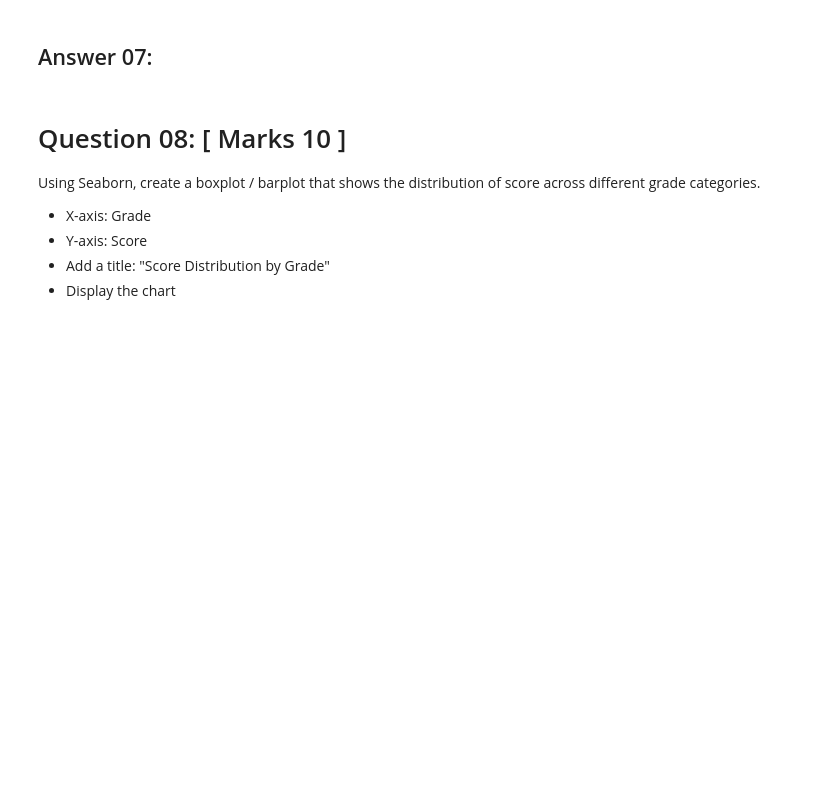
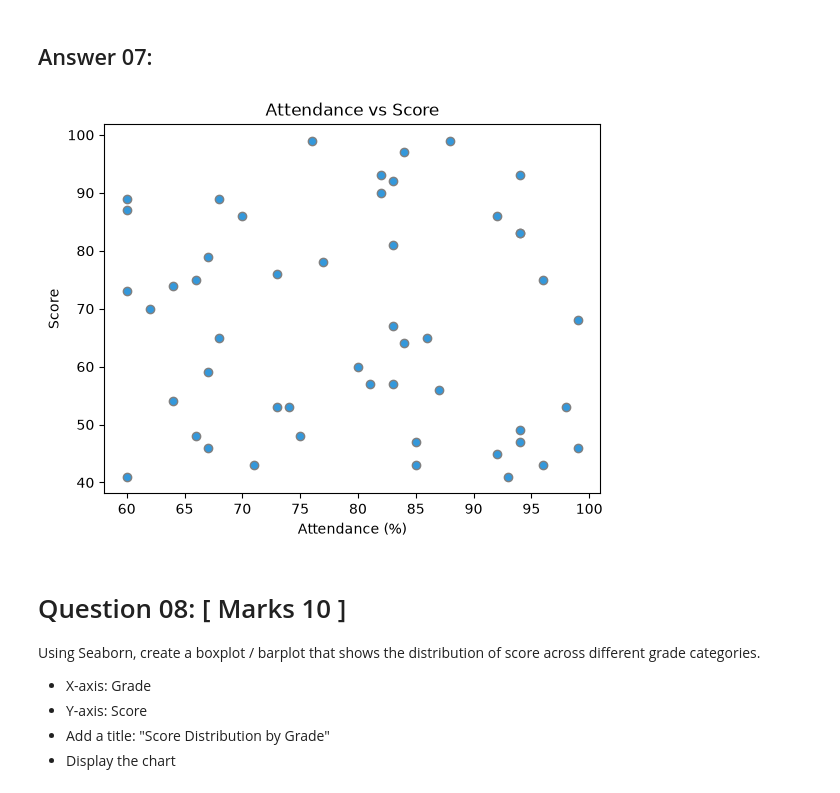
Before and after one commit to mahfuzzayn/ai-ml-phitron, a Jupyter notebook: Main Courses/AI Programming With Python/Week 04 - ML ToolBox (Visualization)/Module 15 - Final Exam/AI_Programming_With_Python_Final_Exam.ipynb, the cells around one changed output. Saved outputs shown, nothing was run; the diff lists cells and outputs as text; code cells hidden in the pictures; blank space fills up the shorter version.

```diff
--- a/Main Courses/AI Programming With Python/Week 04 - ML ToolBox (Visualization)/Module 15 - Final Exam/AI_Programming_With_Python_Final_Exam.ipynb
+++ b/Main Courses/AI Programming With Python/Week 04 - ML ToolBox (Visualization)/Module 15 - Final Exam/AI_Programming_With_Python_Final_Exam.ipynb
@@ -164,6 +326,15 @@ Using Matplotlib, create a scatter plot to visualize the relationship between at
 * Display the chart
 # %% [markdown]
 ## Answer 07:
+# %%
+plt.title("Attendance vs Score")
+plt.xlabel("Attendance (%)")
+plt.ylabel("Score")
+
+plt.scatter(x=df['attendance'], y=df['score'], color='#3498db', edgecolor='gray')
+plt.show()
+# %% [output]
+[figure, added]
 # %% [markdown]
 # Question 08: [ Marks 10 ]
 
```
Also changed, not shown: parts of 14 cells of this notebook, 1 other file.
